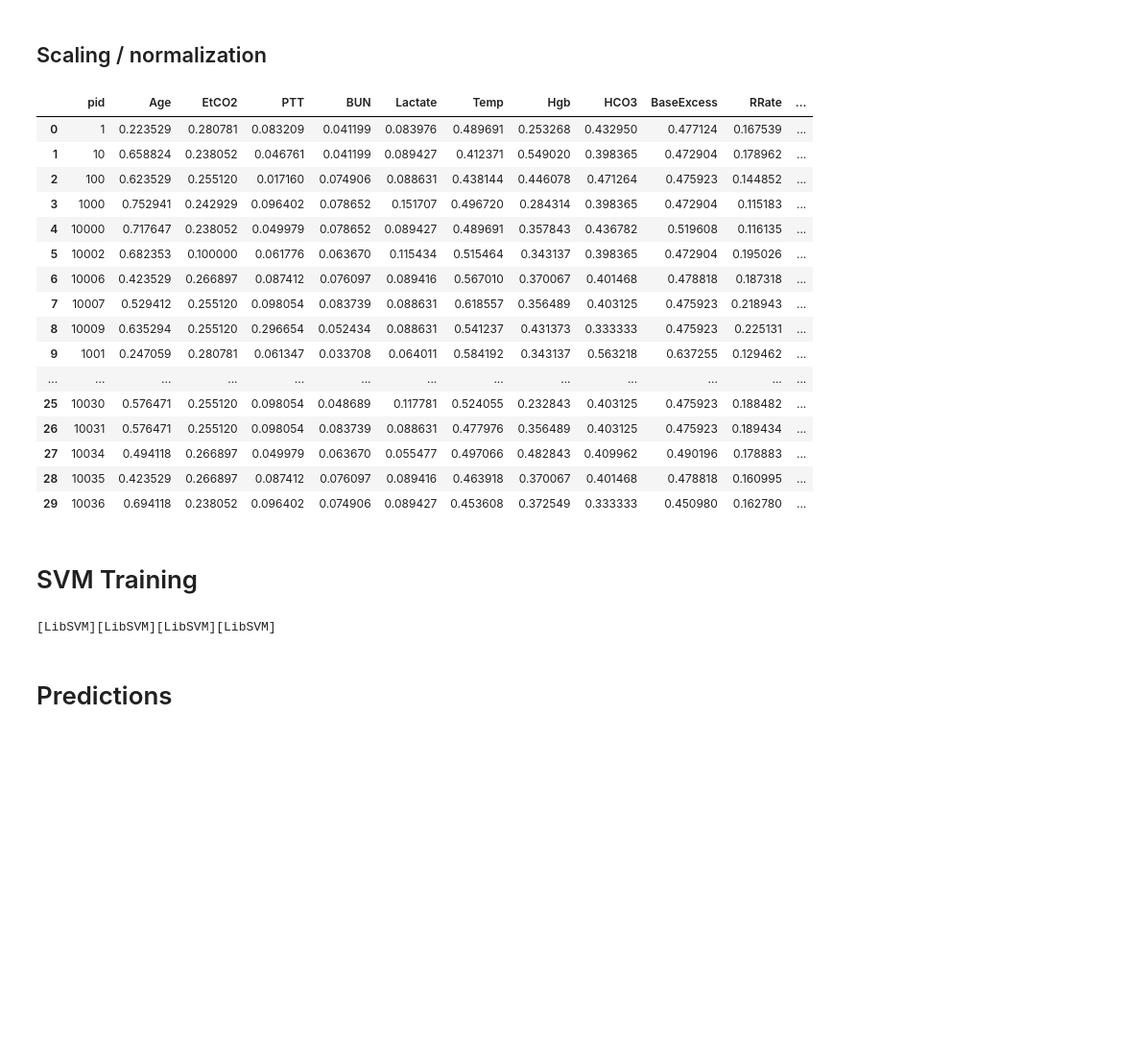
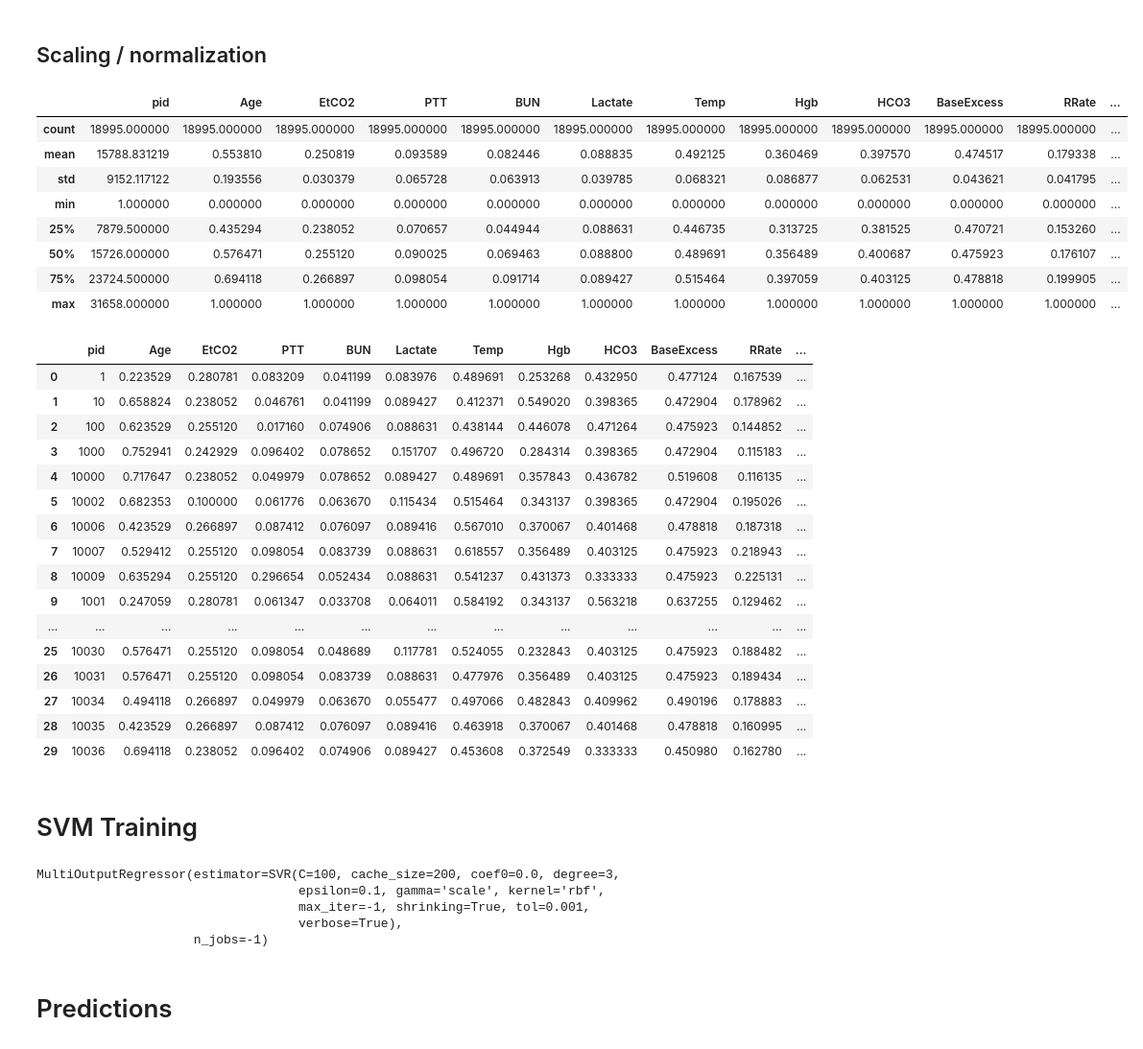
Before and after one commit to dvdblk/iml20, a Jupyter notebook: task_2/task_2.ipynb, the cells around one changed output. Shown at 96% size. Saved outputs shown, nothing was run; the diff lists cells and outputs as text; code cells hidden in the pictures; blank space fills up the shorter version.

```diff
--- a/task_2/task_2.ipynb
+++ b/task_2/task_2.ipynb
@@ -185,7 +185,7 @@ X_test_df = group_columns_in_df(test_features_df)
 # %% [markdown]
 ## Adding features
 # %%
-def agg_fn(x):
+def max_abs_diff_agg_fn(x):
     if x.isna().all():
         return 0
     else:
@@ -193,6 +193,12 @@ def agg_fn(x):
         max_val = np.nanmax(x)
         res = np.abs(max_val - min_val)
         return res
+
+def std_dev_agg_fn(x):
+    if x.isna().all():
+        return 0
+    else:
+        return np.nanstd(x)
 
 def add_features(df_to_group, df_to_add_features_to):
     """Add maximum absolute difference features for each column to a dataframe
@@ -204,17 +210,28 @@ def add_features(df_to_group, df_to_add_features_to):
     Returns:
         pd.DataFrame: the new dataframe with all features
     """
-    features_df = df_to_group.drop(['Age', 'Time'], axis=1).groupby('pid', as_index=False, sort=False).agg(agg_fn)
-    features_df.columns = [str(col) + '_Diff' for col in features_df.columns]
+    ## Maximum Absolute Difference
+    mad_features_df = df_to_group.drop(['Age', 'Time'], axis=1).groupby('pid', as_index=False, sort=False).agg(max_abs_diff_agg_fn)
+    mad_features_df.columns = [str(col) + '_diff' for col in mad_features_df.columns]
     # Remove 'pid' col from features_df
-    features_df = features_df.iloc[:, 1:]
-    return pd.concat([df_to_add_features_to, features_df], axis=1, sort=False)
+    mad_features_df = mad_features_df.iloc[:, 1:]
+
+    ## Std dev.
+    std_features_df = df_to_group.drop(['Age', 'Time'], axis=1).groupby('pid', as_index=False, sort=False).agg(std_dev_agg_fn)
+    std_features_df.columns = [str(col) + '_std' for col in std_features_df.columns]
+    # Remove 'pid' col from features_df
+    std_features_df = std_features_df.iloc[:, 1:]
+
+    ## Result
+    return pd.concat([df_to_add_features_to, mad_features_df, std_features_df], axis=1, sort=False)
 
 X_df = add_features(train_features_df, X_df)
 
 display(X_df.shape)
+display(X_df.describe())
 display(X_df.head(30))
 
+
 X_test_df = add_features(test_features_df, X_test_df)
 # %% [output]
 (18995, 70)
@@ -268,33 +294,43 @@ X_test_df = mean_impute_df(X_test_df)
 # %%
 from sklearn import preprocessing
 
 # Scale the dataframe
 def scale_df(df):
     scaler = preprocessing.MinMaxScaler()
     df.loc[:, df.columns != 'pid'] = scaler.fit_transform(df.loc[:, df.columns != 'pid'])
 
 scale_df(X_df)
+display(X_df.describe())
 display(X_df.head(30))
 
 scale_df(X_test_df)
 # %% [output]
 |  | pid | Age | EtCO2 | PTT | BUN | Lactate | Temp | Hgb | HCO3 | BaseExcess | RRate | ... |
-| 0 | 1 | 0.223529 | 0.280781 | 0.083209 | 0.041199 | 0.083976 | 0.489691 | 0.253268 | 0.432950 | 0.477124 | 0.167539 | ... |
-| 1 | 10 | 0.658824 | 0.238052 | 0.046761 | 0.041199 | 0.089427 | 0.412371 | 0.549020 | 0.398365 | 0.472904 | 0.178962 | ... |
-| 2 | 100 | 0.623529 | 0.255120 | 0.017160 | 0.074906 | 0.088631 | 0.438144 | 0.446078 | 0.471264 | 0.475923 | 0.144852 | ... |
-| 3 | 1000 | 0.752941 | 0.242929 | 0.096402 | 0.078652 | 0.151707 | 0.496720 | 0.284314 | 0.398365 | 0.472904 | 0.115183 | ... |
-| 4 | 10000 | 0.717647 | 0.238052 | 0.049979 | 0.078652 | 0.089427 | 0.489691 | 0.357843 | 0.436782 | 0.519608 | 0.116135 | ... |
-| 5 | 10002 | 0.682353 | 0.100000 | 0.061776 | 0.063670 | 0.115434 | 0.515464 | 0.343137 | 0.398365 | 0.472904 | 0.195026 | ... |
-| 6 | 10006 | 0.423529 | 0.266897 | 0.087412 | 0.076097 | 0.089416 | 0.567010 | 0.370067 | 0.401468 | 0.478818 | 0.187318 | ... |
-| 7 | 10007 | 0.529412 | 0.255120 | 0.098054 | 0.083739 | 0.088631 | 0.618557 | 0.356489 | 0.403125 | 0.475923 | 0.218943 | ... |
-| 8 | 10009 | 0.635294 | 0.255120 | 0.296654 | 0.052434 | 0.088631 | 0.541237 | 0.431373 | 0.333333 | 0.475923 | 0.225131 | ... |
-| 9 | 1001 | 0.247059 | 0.280781 | 0.061347 | 0.033708 | 0.064011 | 0.584192 | 0.343137 | 0.563218 | 0.637255 | 0.129462 | ... |
-| ... | ... | ... | ... | ... | ... | ... | ... | ... | ... | ... | ... | ... |
-| 25 | 10030 | 0.576471 | 0.255120 | 0.098054 | 0.048689 | 0.117781 | 0.524055 | 0.232843 | 0.403125 | 0.475923 | 0.188482 | ... |
-| 26 | 10031 | 0.576471 | 0.255120 | 0.098054 | 0.083739 | 0.088631 | 0.477976 | 0.356489 | 0.403125 | 0.475923 | 0.189434 | ... |
-| 27 | 10034 | 0.494118 | 0.266897 | 0.049979 | 0.063670 | 0.055477 | 0.497066 | 0.482843 | 0.409962 | 0.490196 | 0.178883 | ... |
-| 28 | 10035 | 0.423529 | 0.266897 | 0.087412 | 0.076097 | 0.089416 | 0.463918 | 0.370067 | 0.401468 | 0.478818 | 0.160995 | ... |
-| 29 | 10036 | 0.694118 | 0.238052 | 0.096402 | 0.074906 | 0.089427 | 0.453608 | 0.372549 | 0.333333 | 0.450980 | 0.162780 | ... |
+| count | 18995.000000 | 18995.000000 | 18995.000000 | 18995.000000 | 18995.000000 | 18995.000000 | 18995.000000 | 18995.000000 | 18995.000000 | 18995.000000 | 18995.000000 | ... |
+| mean | 15788.831219 | 0.553810 | 0.250819 | 0.093589 | 0.082446 | 0.088835 | 0.492125 | 0.360469 | 0.397570 | 0.474517 | 0.179338 | ... |
+| std | 9152.117122 | 0.193556 | 0.030379 | 0.065728 | 0.063913 | 0.039785 | 0.068321 | 0.086877 | 0.062531 | 0.043621 | 0.041795 | ... |
+| min | 1.000000 | 0.000000 | 0.000000 | 0.000000 | 0.000000 | 0.000000 | 0.000000 | 0.000000 | 0.000000 | 0.000000 | 0.000000 | ... |
+| 25% | 7879.500000 | 0.435294 | 0.238052 | 0.070657 | 0.044944 | 0.088631 | 0.446735 | 0.313725 | 0.381525 | 0.470721 | 0.153260 | ... |
+| 50% | 15726.000000 | 0.576471 | 0.255120 | 0.090025 | 0.069463 | 0.088800 | 0.489691 | 0.356489 | 0.400687 | 0.475923 | 0.176107 | ... |
+| 75% | 23724.500000 | 0.694118 | 0.266897 | 0.098054 | 0.091714 | 0.089427 | 0.515464 | 0.397059 | 0.403125 | 0.478818 | 0.199905 | ... |
+| max | 31658.000000 | 1.000000 | 1.000000 | 1.000000 | 1.000000 | 1.000000 | 1.000000 | 1.000000 | 1.000000 | 1.000000 | 1.000000 | ... |
+|  | pid | Age | EtCO2 | PTT | BUN | Lactate | Temp | Hgb | HCO3 | BaseExcess | RRate | ... |
+| 0 | 1 | 0.223529 | 0.280781 | 0.083209 | 0.041199 | 0.083976 | 0.489691 | 0.253268 | 0.432950 | 0.477124 | 0.167539 | ... |
+| 1 | 10 | 0.658824 | 0.238052 | 0.046761 | 0.041199 | 0.089427 | 0.412371 | 0.549020 | 0.398365 | 0.472904 | 0.178962 | ... |
+| 2 | 100 | 0.623529 | 0.255120 | 0.017160 | 0.074906 | 0.088631 | 0.438144 | 0.446078 | 0.471264 | 0.475923 | 0.144852 | ... |
+| 3 | 1000 | 0.752941 | 0.242929 | 0.096402 | 0.078652 | 0.151707 | 0.496720 | 0.284314 | 0.398365 | 0.472904 | 0.115183 | ... |
+| 4 | 10000 | 0.717647 | 0.238052 | 0.049979 | 0.078652 | 0.089427 | 0.489691 | 0.357843 | 0.436782 | 0.519608 | 0.116135 | ... |
+| 5 | 10002 | 0.682353 | 0.100000 | 0.061776 | 0.063670 | 0.115434 | 0.515464 | 0.343137 | 0.398365 | 0.472904 | 0.195026 | ... |
+| 6 | 10006 | 0.423529 | 0.266897 | 0.087412 | 0.076097 | 0.089416 | 0.567010 | 0.370067 | 0.401468 | 0.478818 | 0.187318 | ... |
+| 7 | 10007 | 0.529412 | 0.255120 | 0.098054 | 0.083739 | 0.088631 | 0.618557 | 0.356489 | 0.403125 | 0.475923 | 0.218943 | ... |
+| 8 | 10009 | 0.635294 | 0.255120 | 0.296654 | 0.052434 | 0.088631 | 0.541237 | 0.431373 | 0.333333 | 0.475923 | 0.225131 | ... |
+| 9 | 1001 | 0.247059 | 0.280781 | 0.061347 | 0.033708 | 0.064011 | 0.584192 | 0.343137 | 0.563218 | 0.637255 | 0.129462 | ... |
+| ... | ... | ... | ... | ... | ... | ... | ... | ... | ... | ... | ... | ... |
+| 25 | 10030 | 0.576471 | 0.255120 | 0.098054 | 0.048689 | 0.117781 | 0.524055 | 0.232843 | 0.403125 | 0.475923 | 0.188482 | ... |
+| 26 | 10031 | 0.576471 | 0.255120 | 0.098054 | 0.083739 | 0.088631 | 0.477976 | 0.356489 | 0.403125 | 0.475923 | 0.189434 | ... |
+| 27 | 10034 | 0.494118 | 0.266897 | 0.049979 | 0.063670 | 0.055477 | 0.497066 | 0.482843 | 0.409962 | 0.490196 | 0.178883 | ... |
+| 28 | 10035 | 0.423529 | 0.266897 | 0.087412 | 0.076097 | 0.089416 | 0.463918 | 0.370067 | 0.401468 | 0.478818 | 0.160995 | ... |
+| 29 | 10036 | 0.694118 | 0.238052 | 0.096402 | 0.074906 | 0.089427 | 0.453608 | 0.372549 | 0.333333 | 0.450980 | 0.162780 | ... |
 # %% [markdown]
 # SVM Training
 # %%
@@ -313,11 +349,15 @@ assert(X.shape[0] == y.shape[0])
 from sklearn.multioutput import MultiOutputRegressor
 from sklearn.svm import SVR
 
-model = MultiOutputRegressor(SVR(verbose=True, C=100))
+model = MultiOutputRegressor(SVR(verbose=True, C=100, epsilon=0.1), n_jobs=-1)
 
 model.fit(X, y)
 # %% [output]
-[LibSVM][LibSVM][LibSVM][LibSVM]
+MultiOutputRegressor(estimator=SVR(C=100, cache_size=200, coef0=0.0, degree=3,
+                                   epsilon=0.1, gamma='scale', kernel='rbf',
+                                   max_iter=-1, shrinking=True, tol=0.001,
+                                   verbose=True),
+                     n_jobs=-1)
 # %% [markdown]
 # Predictions
 # %%
```
Also changed, not shown: parts of 4 cells of this notebook, 5 other files.
